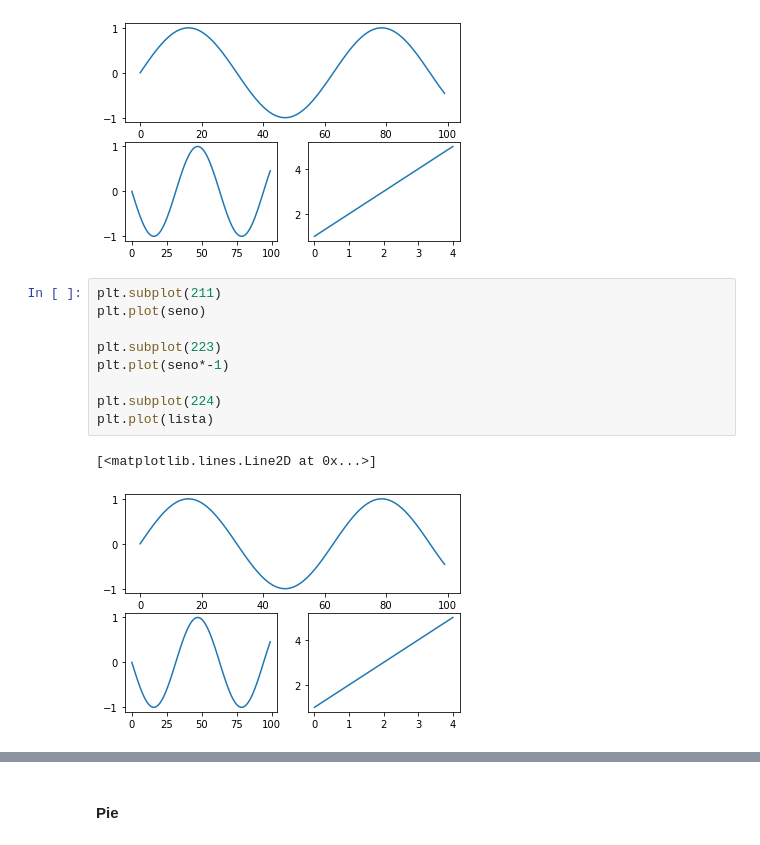
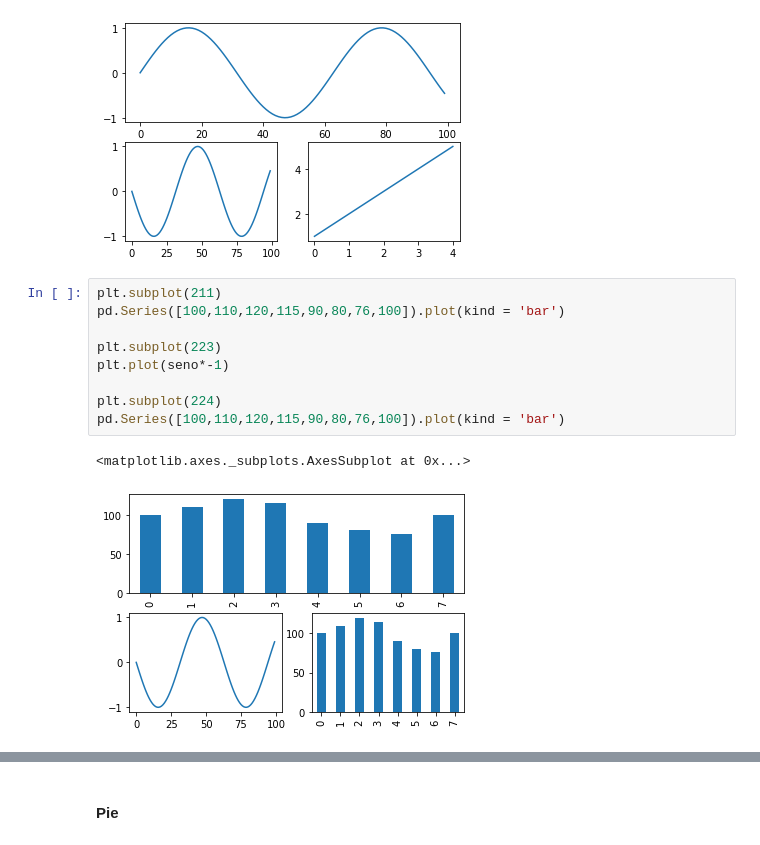
Before and after one commit to gustavolasmar/DS-Stone, a Jupyter notebook: notebooks/Aula 4 - Visualização de Dados I.ipynb, the cells around one changed output, grey strips where cells are left out. Drawn from its saved outputs; the diff is of its cells as text.

```diff
--- a/notebooks/Aula 4 - Visualização de Dados I.ipynb
+++ b/notebooks/Aula 4 - Visualização de Dados I.ipynb
@@ -129,13 +129,13 @@ plt.plot(lista)
 [figure]
 # %%
 plt.subplot(211)
-plt.plot(seno)
+pd.Series([100,110,120,115,90,80,76,100]).plot(kind = 'bar')
 
 plt.subplot(223)
 plt.plot(seno*-1)
 
 plt.subplot(224)
-plt.plot(lista)
+pd.Series([100,110,120,115,90,80,76,100]).plot(kind = 'bar')
 # %% [output]
-[<matplotlib.lines.Line2D at 0x...>]
+<matplotlib.axes._subplots.AxesSubplot at 0x...>
-[figure, old version]
+[figure, new version]
```
Also changed, not shown: parts of 13 cells of this notebook.
